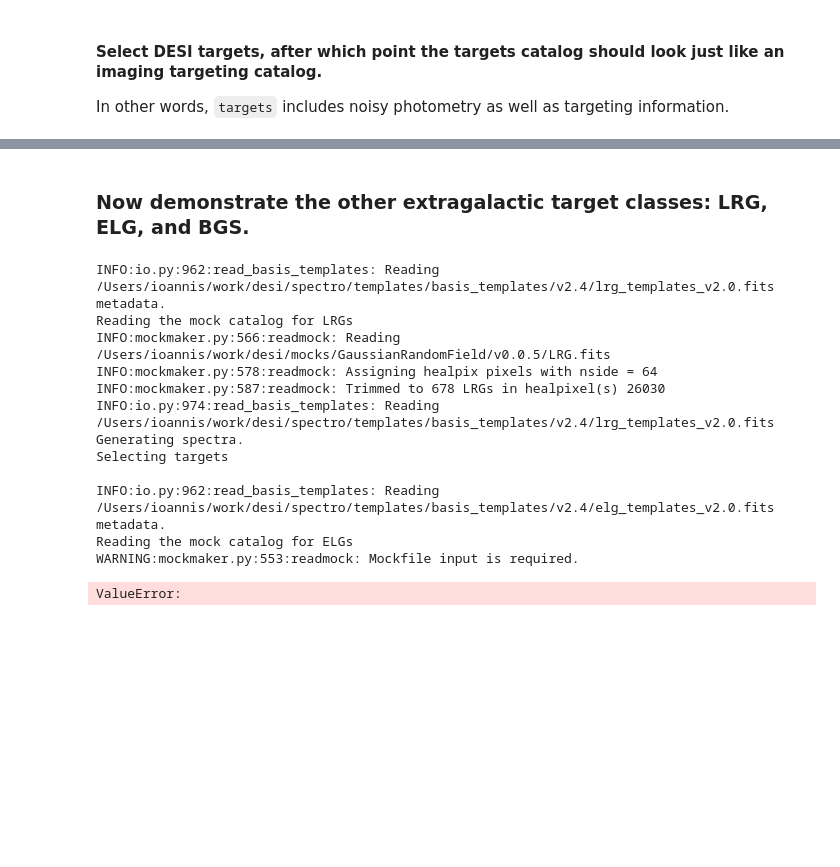
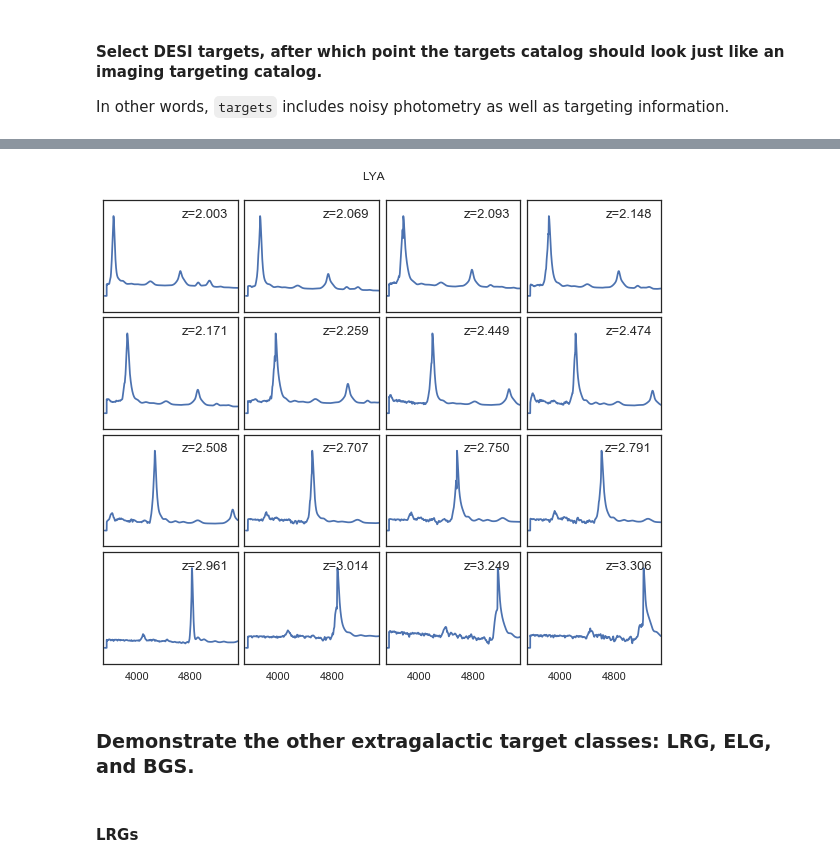
Before and after one commit to desihub/desitarget, a Jupyter notebook: doc/nb/connecting-mocks-and-spectra-examples.ipynb, the cells around one changed output, grey strips where cells are left out. Cells and saved outputs as stored; diff of their text form; code cells hidden in the pictures; blank space fills up the shorter version.

```diff
--- a/doc/nb/connecting-mocks-and-spectra-examples.ipynb
+++ b/doc/nb/connecting-mocks-and-spectra-examples.ipynb
@@ -147,31 +204,8 @@ stop
+# %%
+plot_subset(lyawave, lyaflux, lyatruth, xlim=(3500, 5500), targname='LYA')
+# %% [output]
+[figure, added]
 # %% [markdown]
-### Now demonstrate the other extragalactic target classes: LRG, ELG, and BGS.
+### Demonstrate the other extragalactic target classes: LRG, ELG, and BGS.
-# %%
-for Maker in (LRGMaker, ELGMaker, BGSMaker):
-    TARGET = Maker(seed=seed)
-
-    print('Reading the mock catalog for {}s'.format(TARGET.objtype))
-    tdata = TARGET.read(healpixels=healpixel, nside=nside, dust_dir=dust_dir)
-
-    print('Generating spectra.')
-    indx = rand.choice(20, len(tdata['RA']))
-    tflux, _, tmeta, ttargets, ttruth = TARGET.make_spectra(tdata, indx=indx)
-
-    print('Selecting targets')
-    TARGET.select_targets(ttargets, ttruth)
-
-    print()
-# %% [output]
-INFO:io.py:962:read_basis_templates: Reading /Users/ioannis/work/desi/spectro/templates/basis_templates/v2.4/lrg_templates_v2.0.fits metadata.
-Reading the mock catalog for LRGs
-INFO:mockmaker.py:566:readmock: Reading /Users/ioannis/work/desi/mocks/GaussianRandomField/v0.0.5/LRG.fits
-INFO:mockmaker.py:578:readmock: Assigning healpix pixels with nside = 64
-INFO:mockmaker.py:587:readmock: Trimmed to 678 LRGs in healpixel(s) 26030
-INFO:io.py:974:read_basis_templates: Reading /Users/ioannis/work/desi/spectro/templates/basis_templates/v2.4/lrg_templates_v2.0.fits
-Generating spectra.
-Selecting targets
-
-INFO:io.py:962:read_basis_templates: Reading /Users/ioannis/work/desi/spectro/templates/basis_templates/v2.4/elg_templates_v2.0.fits metadata.
-Reading the mock catalog for ELGs
-WARNING:mockmaker.py:553:readmock: Mockfile input is required.
-ValueError:
+# %% [markdown]
+#### LRGs
```
Also changed, not shown: parts of 48 cells of this notebook, 1 other file.
